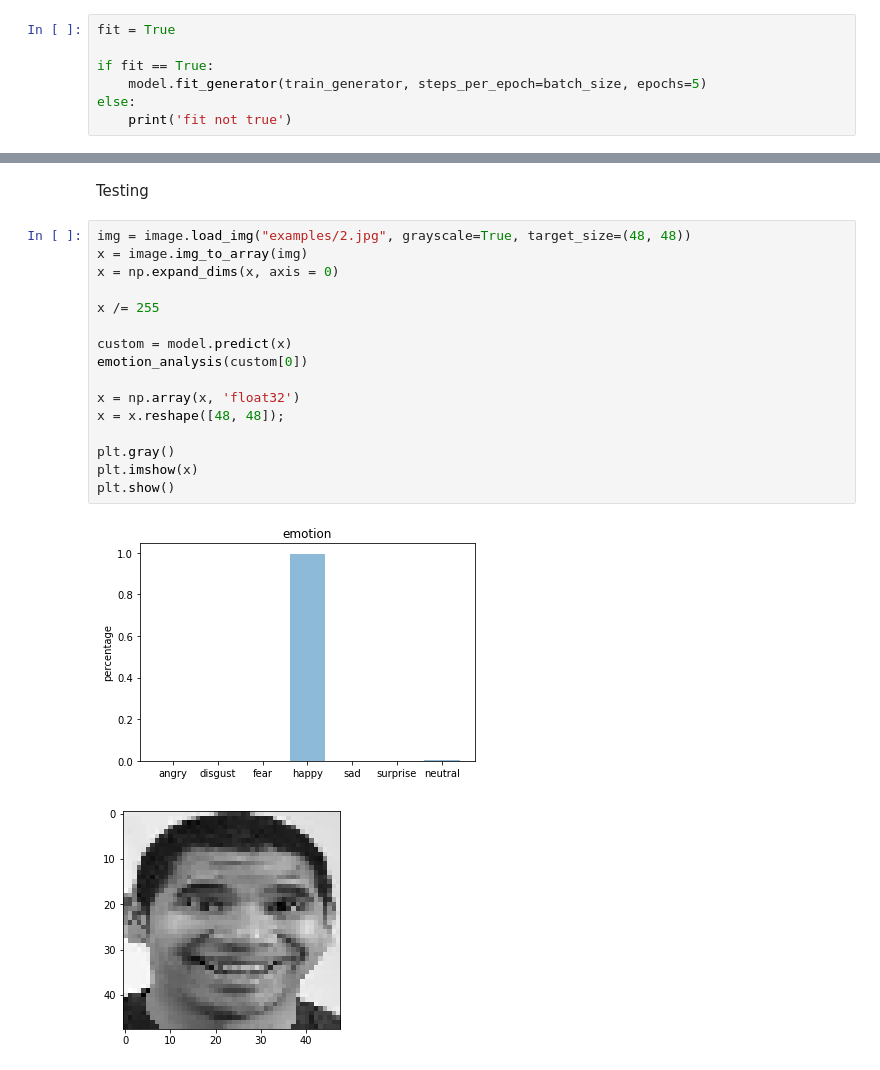
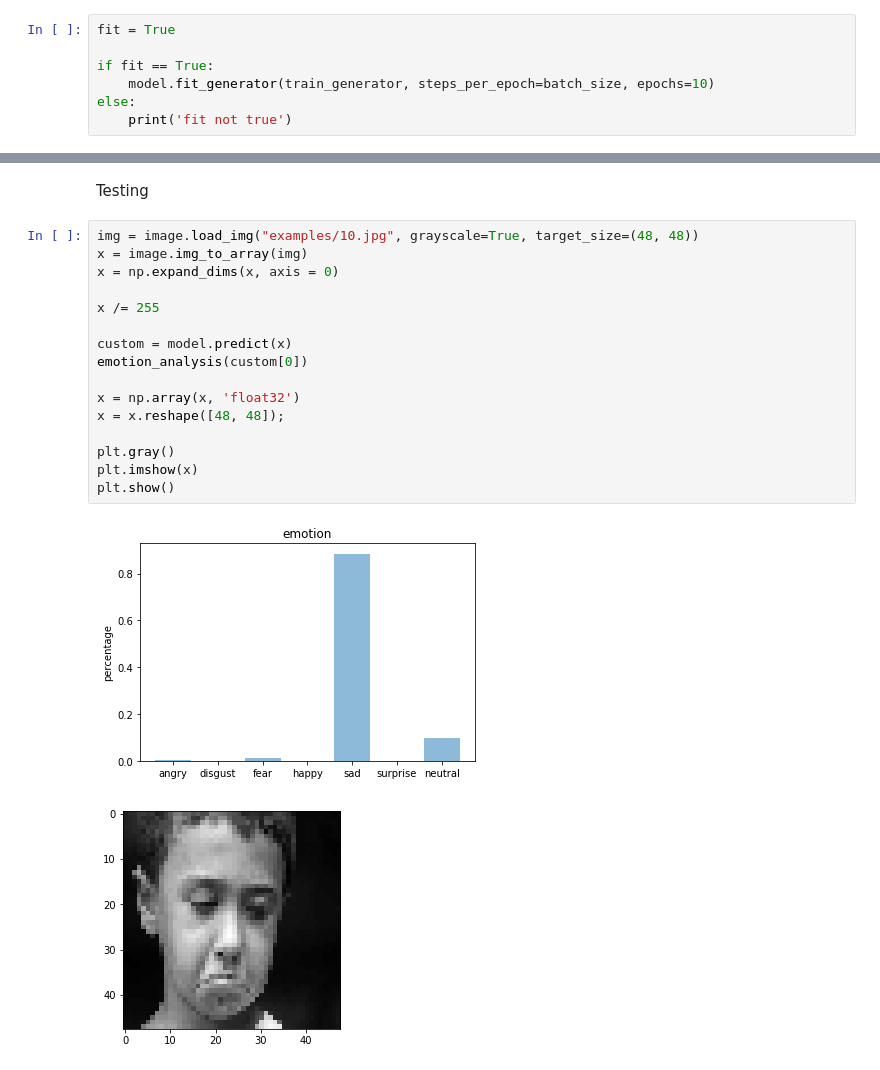
Before and after one commit to adityasahugit/EMOTICON, a Jupyter notebook: EMOTICON.ipynb, the cells around one changed output, grey strips where cells are left out. Drawn from its saved outputs; the diff is of its cells as text.

```diff
--- a/EMOTICON.ipynb
+++ b/EMOTICON.ipynb
@@ -135,7 +135,7 @@ model.compile(loss='categorical_crossentropy', optimizer=keras.optimizers.Adam()
 fit = True
 
 if fit == True:
-    model.fit_generator(train_generator, steps_per_epoch=batch_size, epochs=5)
+    model.fit_generator(train_generator, steps_per_epoch=batch_size, epochs=10)
 else:
 	print('fit not true')
 # %% [output]
@@ -211,21 +221,21 @@ def emotion_analysis(emotions):
 # %% [markdown]
 Testing
 # %%
-img = image.load_img("examples/2.jpg", grayscale=True, target_size=(48, 48))
+img = image.load_img("examples/10.jpg", grayscale=True, target_size=(48, 48))
 x = image.img_to_array(img)
 x = np.expand_dims(x, axis = 0)
 
 x /= 255
 
 custom = model.predict(x)
 emotion_analysis(custom[0])
 
 x = np.array(x, 'float32')
 x = x.reshape([48, 48]);
 
 plt.gray()
 plt.imshow(x)
 plt.show()
 # %% [output]
-[figure, old version]
+[figure, new version]
-[figure, old version]
+[figure, new version]
```
Also changed, not shown: parts of 3 cells of this notebook.
